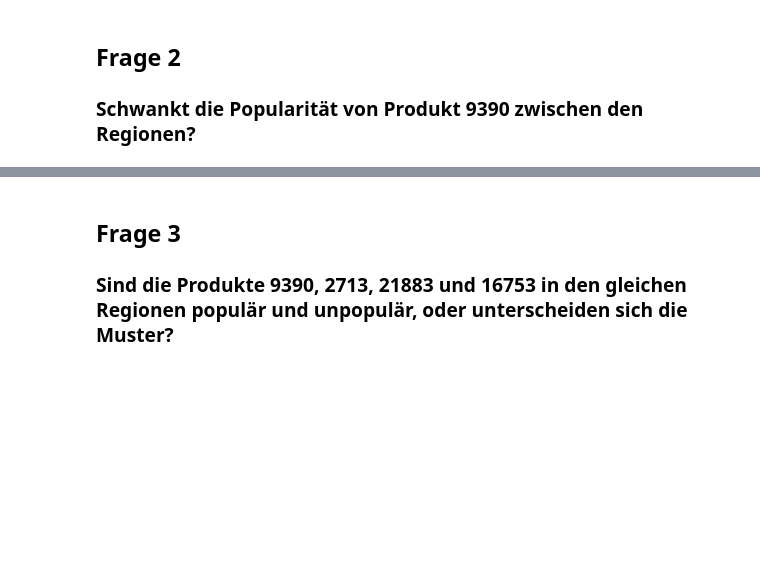
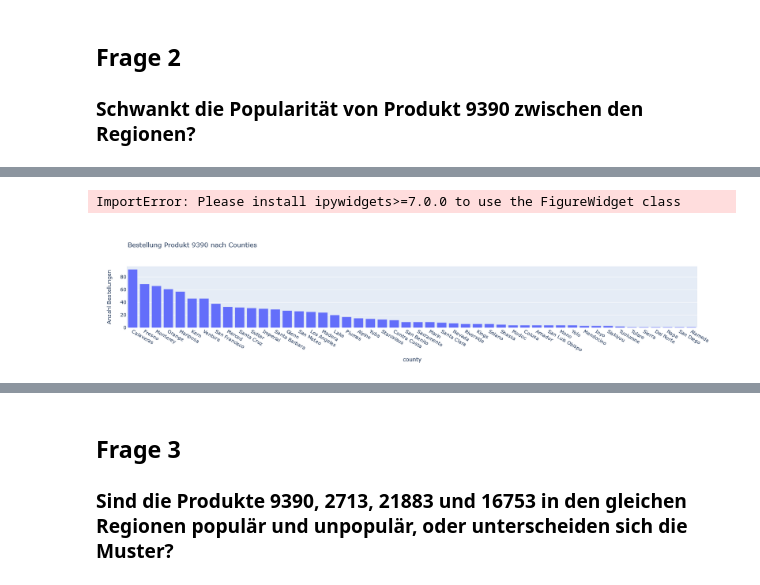
Before and after one commit to lenaas/lebensmittelhandel, a Jupyter notebook: Fragen1-5.ipynb, the cells around one changed output, grey strips where cells are left out. Cells and saved outputs as stored; diff of their text form; code cells hidden in the pictures; blank space fills up the shorter version.

```diff
--- a/Fragen1-5.ipynb
+++ b/Fragen1-5.ipynb
@@ -5,6 +8,6 @@ import pandas as pd
 # %%
 # read raw data
-raw = pd.read_parquet("shoppingcarts.parquet")
+raw = pd.read_parquet("shoppingcarts.parquet", engine ='pyarrow')
 # %%
 # compute sales per county and product for later use
 sales_per_county = raw.groupby("county")["product_id"].count().rename("Bestellungen pro County")
@@ -34,7 +73,7 @@ df_q1
 # filter to 9390, group by county and count orders
 # sort and rename
 df_q2 = raw[raw.product_id == 9390].groupby("county").agg({"order_id": "count"})\
-        .sort_values(by="order_id")\
+        .sort_values(by="order_id",ascending=False)\
         .rename(columns={"order_id": "Anzahl Bestellungen"})
 # compute fraction of orders
 df_q2["Anteil Bestellungen"] = df_q2["Anzahl Bestellungen"] / int(df_q2.sum())
@@ -43,2 +91,2 @@ df_q2["Anteil Bestellungen in County"] = df_q2["Anzahl Bestellungen"] / sales_pe
 # %%
-df_q2
+df_q2 = df_q2.sort_values(by='Anteil Bestellungen', ascending = True).reset_index()
@@ -63,0 +101,30 @@ df_q2
+# %%
+import plotly.express as px
+import plotly.graph_objs as go
+#fig = px.bar (df_q2, x='county',y = 'Anzahl Bestellungen',title='Bestellung Produkt 9390 nach Counties')
+#fig.show()
+bins = [0,50,100]
+labels = ['Rest', 'Top 5']
+colors = {'Rest':'gray','Top 5':'red'}
+df_q2['label'] = pd.cut(df_q2['Anzahl Bestellungen'], bins=bins, labels=labels)
+bars = []
+for label, label_df in df_q2.groupby('label'):
+    bars.append(go.Bar(x=label_df.county,
+                       y=label_df['Anzahl Bestellungen'],
+                       name=label,
+                       marker={'color':colors[label]}))
+
+
+my_layout = ({"title": "Bestellung Produkt 9390 nach Counties",
+              "yaxis": {"title":"Anzahl Bestellungen"},
+              "xaxis": {"title":"Counties"},
+              "showlegend": True})
+fig = go.FigureWidget(data=bars, layout = my_layout)
+fig.update_layout(barmode='stack', xaxis={'categoryorder':'total ascending'})
+# %% [output]
+ImportError: Please install ipywidgets>=7.0.0 to use the FigureWidget class
+# %%
+fig = px.bar (df_q2, x='county',y = 'Anzahl Bestellungen',title='Bestellung Produkt 9390 nach Counties')
+fig.show()
+# %% [output]
+[figure, added]
```
Also changed, not shown: parts of 62 cells of this notebook.
